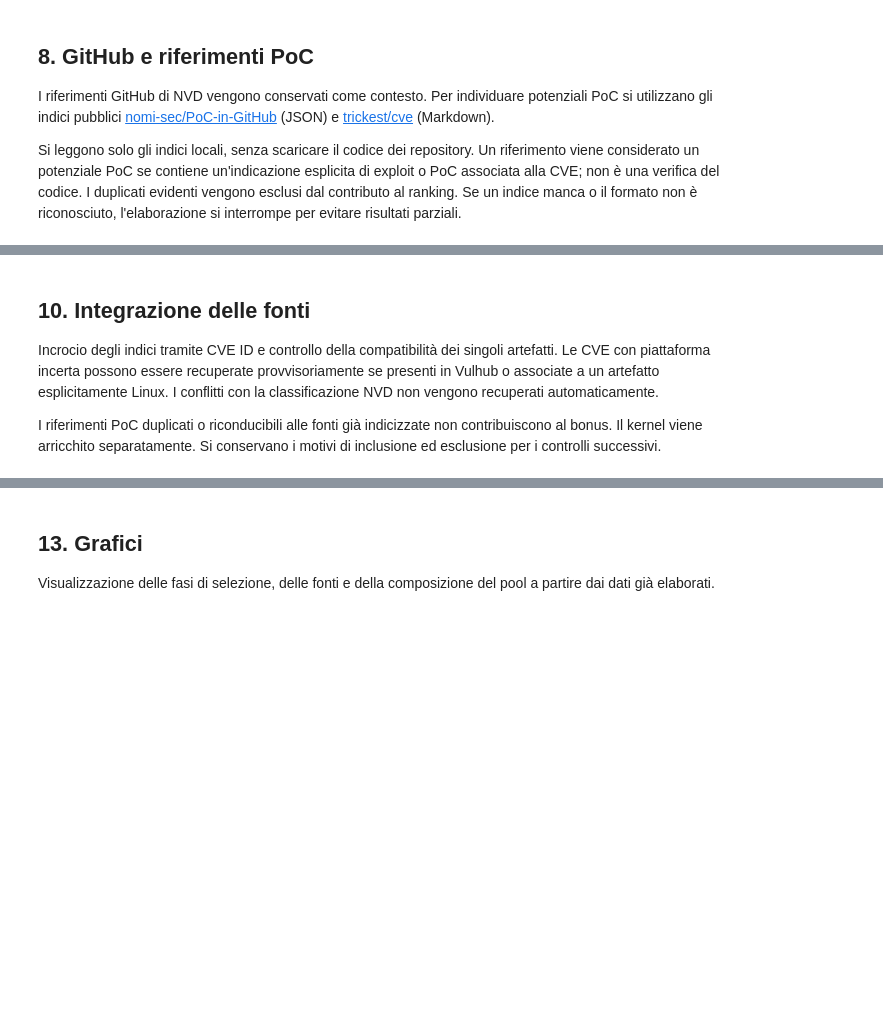
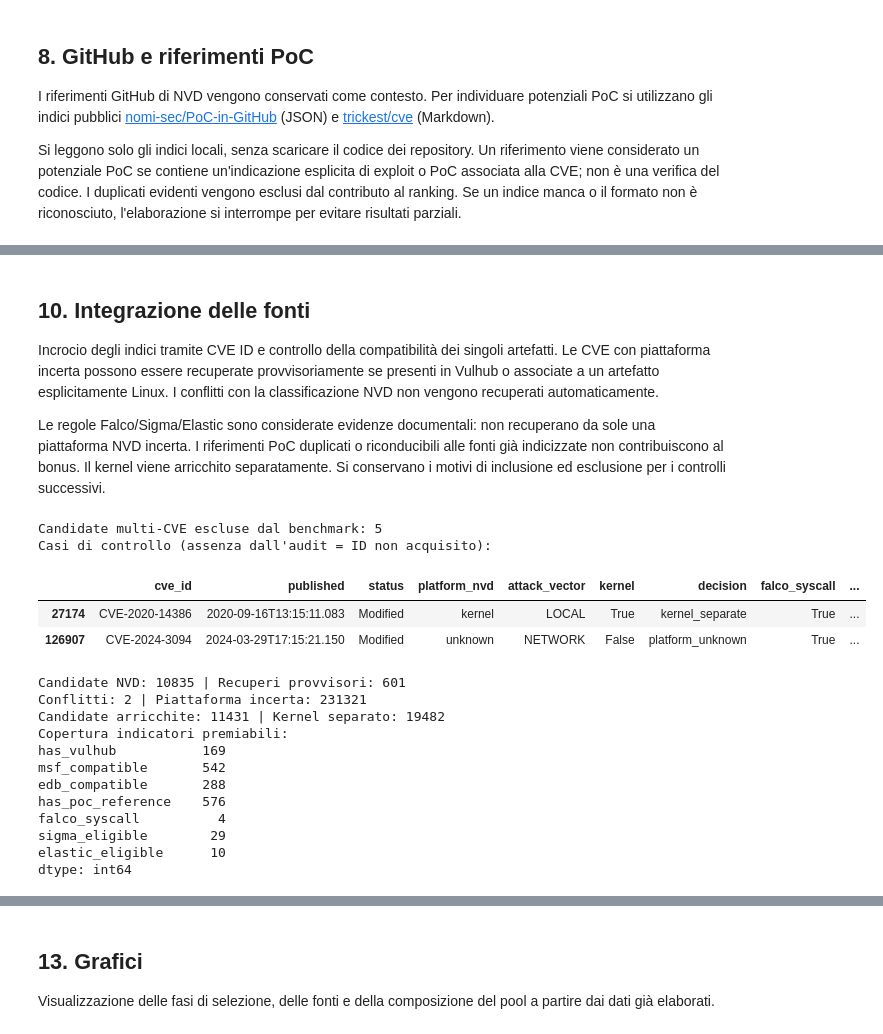
Before and after one commit to kuro1999/Work, a Jupyter notebook: CVE/cve.ipynb, the cells around one changed output, grey strips where cells are left out. Drawn from its saved outputs; the diff is of its cells as text; code cells hidden in the pictures; blank space fills up the shorter version.

```diff
--- a/CVE/cve.ipynb
+++ b/CVE/cve.ipynb
@@ -528,7 +843,7 @@ display(df_falco.head())
 
 Incrocio degli indici tramite CVE ID e controllo della compatibilità dei singoli artefatti. Le CVE con piattaforma incerta possono essere recuperate provvisoriamente se presenti in Vulhub o associate a un artefatto esplicitamente Linux. I conflitti con la classificazione NVD non vengono recuperati automaticamente.
 
-I riferimenti PoC duplicati o riconducibili alle fonti già indicizzate non contribuiscono al bonus. Il kernel viene arricchito separatamente. Si conservano i motivi di inclusione ed esclusione per i controlli successivi.
+Le regole Falco/Sigma/Elastic sono considerate evidenze documentali: non recuperano da sole una piattaforma NVD incerta. I riferimenti PoC duplicati o riconducibili alle fonti già indicizzate non contribuiscono al bonus. Il kernel viene arricchito separatamente. Si conservano i motivi di inclusione ed esclusione per i controlli successivi.
 # %%
 # Compatibilità della piattaforma dei singoli artefatti.
 PORTABLE_PLATFORMS = {"multi", "multiple", "unix", "posix", "webapps", "webapp", "php", "java", "jsp", "python", "ruby", "perl", "cgi", "nodejs", "node", "javascript"}
@@ -553,19 +868,31 @@ msf_compatible_ids = set(msf_compatible_rows["cve_id"])
 edb_compatible_ids = set(edb_compatible_rows["cve_id"])
 vulhub_ids = set(df_vulhub["cve_id"])
 falco_syscall_ids = set(df_falco.loc[df_falco["falco_source"].eq("syscall"), "cve_id"])
+sigma_eligible_ids = set(df_sigma["cve_id"])
+elastic_eligible_ids = set(df_elastic["cve_id"])
+detection_rule_ids = falco_syscall_ids | sigma_eligible_ids | elastic_eligible_ids
 
 # Falco e GitHub non bastano per recuperare una piattaforma incerta.
 recovery_ids = vulhub_ids | msf_linux_ids | edb_linux_ids
 # I CPE esclusivamente non Linux richiedono un controllo separato.
 df_recovered = df_unknown[df_unknown["cve_id"].isin(recovery_ids)].copy()
-df_conflicts = df_nonlinux[df_nonlinux["cve_id"].isin(recovery_ids | falco_syscall_ids)].copy()
+df_conflicts = df_nonlinux[df_nonlinux["cve_id"].isin(recovery_ids | detection_rule_ids)].copy()
 df_pending = df_unknown[~df_unknown["cve_id"].isin(recovery_ids)].copy()
 df_initial = df_candidates.copy()
 df_initial["platform_basis"] = df_initial["platform_nvd"]
 df_recovered["platform_basis"] = "external_provisional"
 
 df_enriched = pd.concat([df_initial, df_recovered], ignore_index=True)
+# Evita che una catena con più CVE entri nel primo benchmark anche se
+# il punteggio Exploit/Sigma sarebbe sufficiente: vedi studio del professore.
+df_complex_excluded = df_enriched.loc[
+    df_enriched["cve_id"].isin(vulhub_multicve_only_ids)].copy()
+df_complex_excluded["reject_reason"] = "multicve_chain_no_standalone_vulhub"
+df_complex_excluded.to_csv(PROCESSED_DIR / "complex_candidates_excluded.csv", index=False)
+df_enriched = df_enriched.loc[
+    ~df_enriched["cve_id"].isin(vulhub_multicve_only_ids)].copy()
 assert df_enriched["cve_id"].is_unique and not df_enriched["kernel"].any()
+print(f"Candidate multi-CVE escluse dal benchmark: {len(df_complex_excluded)}")
 
 rank = pd.to_numeric(msf_compatible_rows["msf_rank"], errors="coerce")
 msf_compatible_rows["rank_valid"] = rank.where(rank.isin(range(0, 601, 100)))
@@ -605,8 +932,8 @@ poc_ids = set(poc_eligible["cve_id"])
 df_poc.to_csv(PROCESSED_DIR / "poc_index_references.csv", index=False)
 
 sources = {"vulhub": df_vulhub, "metasploit": df_msf_exploits, "exploitdb": df_edb,
-           "github": df_github, "falco": df_falco}
-EVIDENCE_FLAGS = ["has_vulhub", "msf_compatible", "edb_compatible", "has_poc_reference", "falco_syscall"]
+           "github": df_github, "falco": df_falco, "sigma": df_sigma, "elastic": df_elastic}
+EVIDENCE_FLAGS = ["has_vulhub", "msf_compatible", "edb_compatible", "has_poc_reference", "falco_syscall", "sigma_eligible", "elastic_eligible"]
 poc_counts = poc_eligible.groupby("cve_id")["normalized_url"].nunique()
 source_counts = {name: source.groupby("cve_id").size() for name, source in sources.items()}
 
@@ -617,12 +944,17 @@ def enrich(frame):
         frame[f"has_{name}"] = frame[f"{name}_count"].gt(0)
     for name, ids in {"msf_linux": msf_linux_ids, "edb_linux": edb_linux_ids,
                       "msf_compatible": msf_compatible_ids, "edb_compatible": edb_compatible_ids,
-                      "falco_syscall": falco_syscall_ids, "has_poc_reference": poc_ids,
+                      "falco_syscall": falco_syscall_ids, "sigma_eligible": sigma_eligible_ids,
+                      "elastic_eligible": elastic_eligible_ids, "has_detection_rule": detection_rule_ids,
+                      "has_poc_reference": poc_ids,
                       "edb_verified": edb_verified_ids, "edb_verification_known": edb_known_ids}.items():
         frame[name] = frame["cve_id"].isin(ids)
     frame["msf_best_rank"] = frame["cve_id"].map(msf_ranks)
     frame["msf_rank_known"] = frame["msf_best_rank"].notna()
     frame["poc_reference_count"] = frame["cve_id"].map(poc_counts).fillna(0).astype(int)
+    frame["detection_rule_sources"] = [json.dumps(
+        [name for name, present in (("falco", fa), ("sigma", si), ("elastic", el)) if present])
+        for fa, si, el in zip(frame["falco_syscall"], frame["sigma_eligible"], frame["elastic_eligible"])]
     frame["context_source_count"] = frame[EVIDENCE_FLAGS].sum(axis=1)
     return frame
 
@@ -636,39 +968,68 @@ evidence_tables = [
     ("edb_ids", df_edb, "edb_id"),
     ("edb_compatible_ids", edb_compatible_rows, "edb_id"),
     ("falco_rules", df_falco, "falco_rule"),
+    ("falco_rule_urls", df_falco, "falco_url"),
+    ("sigma_rules", df_sigma, "sigma_rule"),
+    ("sigma_rule_ids", df_sigma, "sigma_rule_id"),
+    ("sigma_rule_urls", df_sigma, "sigma_url"),
+    ("elastic_rules", df_elastic, "elastic_rule"),
+    ("elastic_rule_ids", df_elastic, "elastic_rule_id"),
+    ("elastic_rule_urls", df_elastic, "elastic_url"),
     ("github_reference_types", df_github, "github_type"),
     ("poc_urls", poc_eligible, "poc_url"),
     ("poc_indexes", poc_eligible, "poc_index"),
 ]
 for col, source, field in evidence_tables:
     values = source.groupby("cve_id")[field].agg(lambda s: json.dumps(sorted(set(s.dropna().astype(str))), ensure_ascii=False))
     for frame in (df_enriched, df_kernel_enriched):
         frame[col] = frame["cve_id"].map(values).fillna("[]")
 
 # Motivo di inclusione o esclusione di ciascun record NVD.
 audit = df_all[["cve_id", "published", "status", "platform_nvd", "attack_vector", "kernel"]].copy()
 audit["decision"] = "outside_period"
 audit.loc[in_period, "decision"] = "rejected"
 audit.loc[audit["cve_id"].isin(df_valid["cve_id"]), "decision"] = "attack_vector_excluded"
 for reason, frame in [("kernel_separate", df_kernel), ("platform_nonlinux", df_nonlinux),
                       ("platform_conflict", df_conflicts), ("platform_unknown", df_pending),
                       ("candidate_nvd", df_initial), ("candidate_external_provisional", df_recovered)]:
     audit.loc[audit["cve_id"].isin(frame["cve_id"]), "decision"] = reason
+audit.loc[audit["cve_id"].isin(df_complex_excluded["cve_id"]), "decision"] = "multicve_chain_excluded"
 audit["falco_syscall"] = audit["cve_id"].isin(falco_syscall_ids)
+audit["sigma_eligible"] = audit["cve_id"].isin(sigma_eligible_ids)
+audit["elastic_eligible"] = audit["cve_id"].isin(elastic_eligible_ids)
+audit["has_detection_rule"] = audit["cve_id"].isin(detection_rule_ids)
 audit["vulhub_match"] = audit["cve_id"].isin(vulhub_ids)
 audit["external_linux"] = audit["cve_id"].isin(msf_linux_ids | edb_linux_ids)
 audit.to_csv(PROCESSED_DIR / "selection_audit.csv", index=False)
 print("Casi di controllo (assenza dall'audit = ID non acquisito):")
 display(audit[audit["cve_id"].isin(["CVE-2024-3094", "CVE-2020-14386"])])
 
 for name, frame in {"candidates_enriched": df_enriched, "kernel_enriched": df_kernel_enriched,
                     "platform_pending": df_pending, "platform_conflicts": df_conflicts}.items():
     frame.to_csv(PROCESSED_DIR / f"{name}.csv", index=False)
 print(f"Candidate NVD: {len(df_initial)} | Recuperi provvisori: {len(df_recovered)}")
 print(f"Conflitti: {len(df_conflicts)} | Piattaforma incerta: {len(df_pending)}")
 print(f"Candidate arricchite: {len(df_enriched)} | Kernel separato: {len(df_kernel_enriched)}")
 print("Copertura indicatori premiabili:")
 print(df_enriched[EVIDENCE_FLAGS].sum())
+# %% [output]
+Candidate multi-CVE escluse dal benchmark: 5
+Casi di controllo (assenza dall'audit = ID non acquisito):
+|  | cve_id | published | status | platform_nvd | attack_vector | kernel | decision | falco_syscall | ... |
+| 27174 | CVE-2020-14386 | 2020-09-16T13:15:11.083 | Modified | kernel | LOCAL | True | kernel_separate | True | ... |
+| 126907 | CVE-2024-3094 | 2024-03-29T17:15:21.150 | Modified | unknown | NETWORK | False | platform_unknown | True | ... |
+Candidate NVD: 10835 | Recuperi provvisori: 601
+Conflitti: 2 | Piattaforma incerta: 231321
+Candidate arricchite: 11431 | Kernel separato: 19482
+Copertura indicatori premiabili:
+has_vulhub           169
+msf_compatible       542
+edb_compatible       288
+has_poc_reference    576
+falco_syscall          4
+sigma_eligible        29
+elastic_eligible      10
+dtype: int64
 # %% [markdown]
 ## 11. Ranking e selezione del pool
 
```
Also changed, not shown: parts of 17 cells of this notebook, 2 other files.
